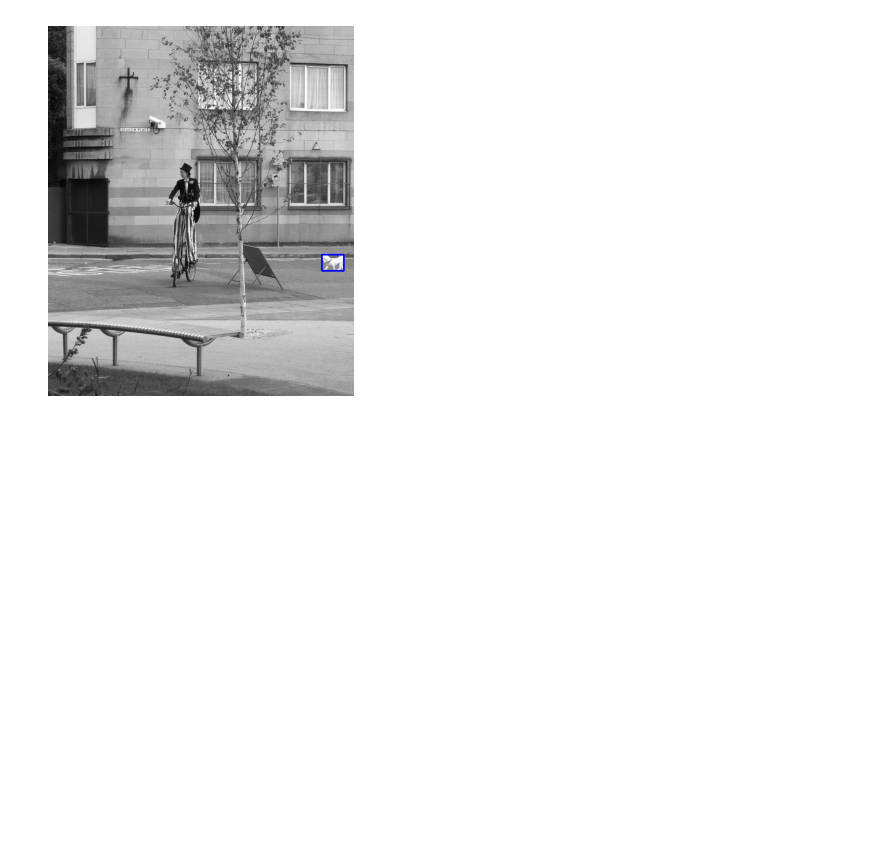
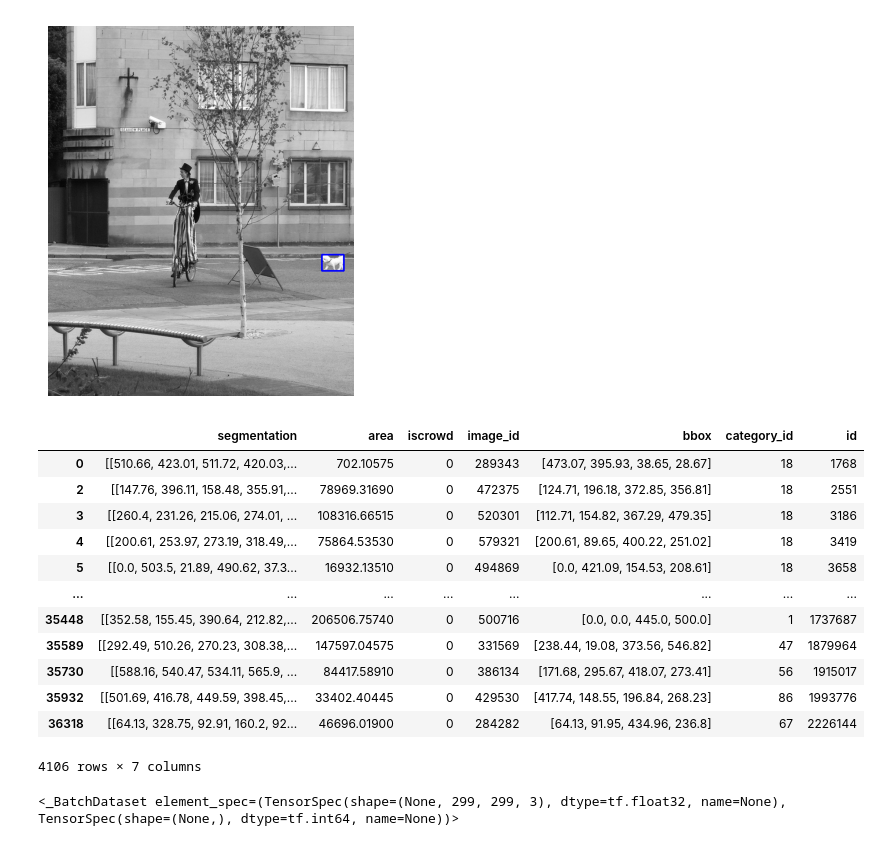
Before and after one commit to MatthewDulcich/Transformer-Image-Captioning, a Jupyter notebook: test.ipynb, the cells around one changed output. Drawn from its saved outputs; the diff is of its cells as text; code cells hidden in the pictures; blank space fills up the shorter version.

Commit message:
fine tuning, error in loading images, almost done

```diff
--- a/test.ipynb
+++ b/test.ipynb
@@ -190,6 +187,7 @@ dict_keys(['info', 'licenses', 'images', 'annotations', 'categories'])
 # %%
 # Load the annotations into a DataFrame
 anns_df = pd.DataFrame(anns['annotations'])
+anns_df.drop_duplicates(subset=['image_id'], inplace=True)
 anns_df.head()
 # %% [output]
 |  | segmentation | area | iscrowd | image_id | bbox | category_id | id |
@@ -200,0 +203,9 @@ anns_df.head()
+# %%
+# Get list of images in images_dir
+image_files = os.listdir(images_dir)
+
+# Remove first six zeros and .jpg extension from all file names
+image_paths = [file_name[6:-4] for file_name in image_files]
+
+# Check the first few file names after removing the six zeros and .jpg extension
+print(image_paths[:5])
@@ -200,0 +214,3 @@ anns_df.head()
+# %%
+anns_df['image_id'] = anns_df['image_id'].astype(str)
+anns_df['image_id'][:5].values
@@ -200,0 +219,4 @@ anns_df.head()
+# %%
+# ensure anns_df['image_id'] and image_paths are the same. drop any extra values in both
+anns_df = anns_df[anns_df['image_id'].isin(image_paths)]
+len(anns_df)
@@ -224,0 +258,20 @@ plt.show()
+# %%
+anns_df
+# %% [output]
+|  | segmentation | area | iscrowd | image_id | bbox | category_id | id |
+| 0 | [[510.66, 423.01, 511.72, 420.03,... | 702.10575 | 0 | 289343 | [473.07, 395.93, 38.65, 28.67] | 18 | 1768 |
+| 2 | [[147.76, 396.11, 158.48, 355.91,... | 78969.31690 | 0 | 472375 | [124.71, 196.18, 372.85, 356.81] | 18 | 2551 |
+| 3 | [[260.4, 231.26, 215.06, 274.01, ... | 108316.66515 | 0 | 520301 | [112.71, 154.82, 367.29, 479.35] | 18 | 3186 |
+| 4 | [[200.61, 253.97, 273.19, 318.49,... | 75864.53530 | 0 | 579321 | [200.61, 89.65, 400.22, 251.02] | 18 | 3419 |
+| 5 | [[0.0, 503.5, 21.89, 490.62, 37.3... | 16932.13510 | 0 | 494869 | [0.0, 421.09, 154.53, 208.61] | 18 | 3658 |
+| ... | ... | ... | ... | ... | ... | ... | ... |
+| 35448 | [[352.58, 155.45, 390.64, 212.82,... | 206506.75740 | 0 | 500716 | [0.0, 0.0, 445.0, 500.0] | 1 | 1737687 |
+| 35589 | [[292.49, 510.26, 270.23, 308.38,... | 147597.04575 | 0 | 331569 | [238.44, 19.08, 373.56, 546.82] | 47 | 1879964 |
+| 35730 | [[588.16, 540.47, 534.11, 565.9, ... | 84417.58910 | 0 | 386134 | [171.68, 295.67, 418.07, 273.41] | 56 | 1915017 |
+| 35932 | [[501.69, 416.78, 449.59, 398.45,... | 33402.40445 | 0 | 429530 | [417.74, 148.55, 196.84, 268.23] | 86 | 1993776 |
+| 36318 | [[64.13, 328.75, 92.91, 160.2, 92... | 46696.01900 | 0 | 284282 | [64.13, 91.95, 434.96, 236.8] | 67 | 2226144 |
+4106 rows × 7 columns
+# %%
+train_ds
+# %% [output]
+<_BatchDataset element_spec=(TensorSpec(shape=(None, 299, 299, 3), dtype=tf.float32, name=None), TensorSpec(shape=(None,), dtype=tf.int64, name=None))>
```
Also changed, not shown: parts of 12 cells of this notebook, 1 other file.
